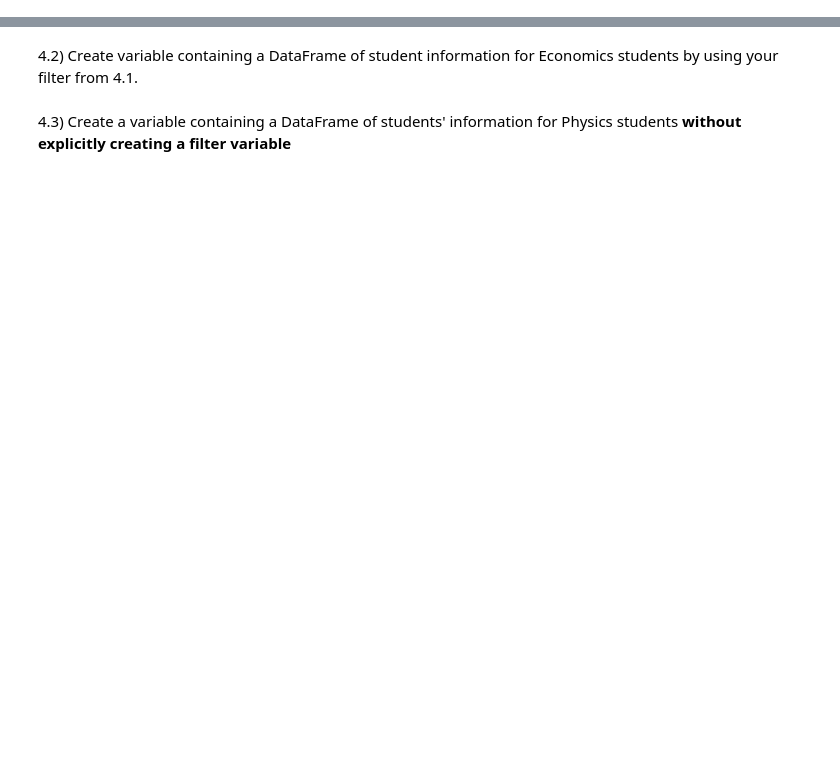
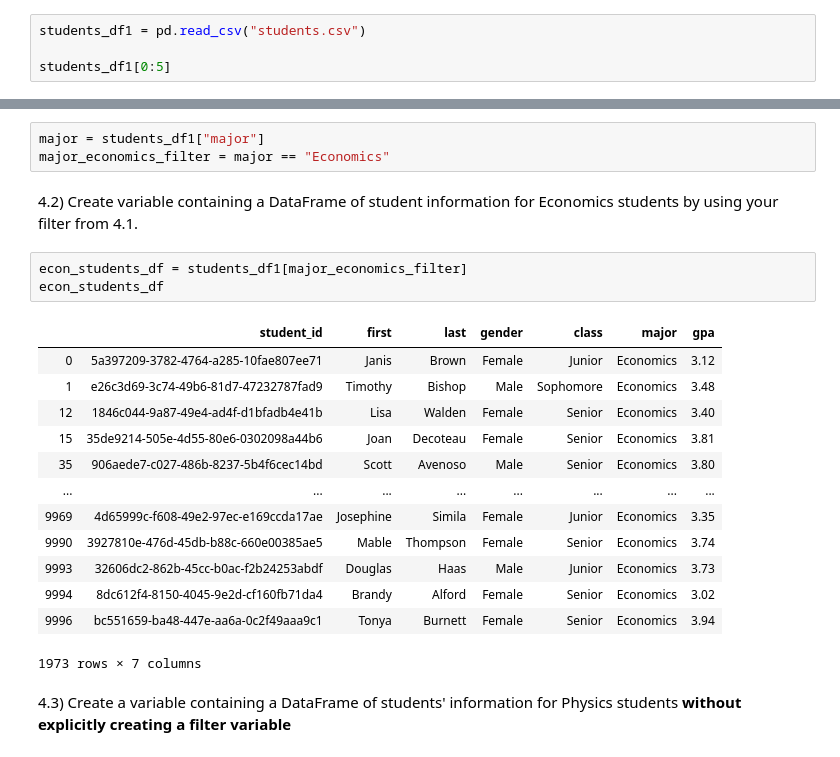
Before and after one commit to jasonshu8/MSDS_631, a Jupyter notebook: Homeworks/Homework 5/MSDS_631_Homework_5.ipynb, the cells around one changed output, grey strips where cells are left out. Saved outputs shown, nothing was run; the diff lists cells and outputs as text; blank space fills up the shorter version.

```diff
--- a/Homeworks/Homework 5/MSDS_631_Homework_5.ipynb
+++ b/Homeworks/Homework 5/MSDS_631_Homework_5.ipynb
@@ -23,0 +29,4 @@ https://pandas.pydata.org/pandas-docs/stable/getting_started/10min.html
+# %%
+students_df1 = pd.read_csv("students.csv")
+
+students_df1[0:5]
@@ -94,7 +284,27 @@ students_df3 = students_df3[column_order]
 For the problems in Part 4, please use **`students_df1`** as the source of your data.
 # %% [markdown]
 4.1) Create a variable that is a filter for all students that are majoring in Economics.
+# %%
+major = students_df1["major"]
+major_economics_filter = major == "Economics"
 # %% [markdown]
 4.2) Create variable containing a DataFrame of student information for Economics students by using your filter from 4.1.
+# %%
+econ_students_df = students_df1[major_economics_filter]
+econ_students_df
+# %% [output]
+|  | student_id | first | last | gender | class | major | gpa |
+| 0 | 5a397209-3782-4764-a285-10fae807ee71 | Janis | Brown | Female | Junior | Economics | 3.12 |
+| 1 | e26c3d69-3c74-49b6-81d7-47232787fad9 | Timothy | Bishop | Male | Sophomore | Economics | 3.48 |
+| 12 | 1846c044-9a87-49e4-ad4f-d1bfadb4e41b | Lisa | Walden | Female | Senior | Economics | 3.40 |
+| 15 | 35de9214-505e-4d55-80e6-0302098a44b6 | Joan | Decoteau | Female | Senior | Economics | 3.81 |
+| 35 | 906aede7-c027-486b-8237-5b4f6cec14bd | Scott | Avenoso | Male | Senior | Economics | 3.80 |
+| ... | ... | ... | ... | ... | ... | ... | ... |
+| 9969 | 4d65999c-f608-49e2-97ec-e169ccda17ae | Josephine | Simila | Female | Junior | Economics | 3.35 |
+| 9990 | 3927810e-476d-45db-b88c-660e00385ae5 | Mable | Thompson | Female | Senior | Economics | 3.74 |
+| 9993 | 32606dc2-862b-45cc-b0ac-f2b24253abdf | Douglas | Haas | Male | Junior | Economics | 3.73 |
+| 9994 | 8dc612f4-8150-4045-9e2d-cf160fb71da4 | Brandy | Alford | Female | Senior | Economics | 3.02 |
+| 9996 | bc551659-ba48-447e-aa6a-0c2f49aaa9c1 | Tonya | Burnett | Female | Senior | Economics | 3.94 |
+1973 rows × 7 columns
 # %% [markdown]
 4.3) Create a variable containing a DataFrame of students' information for Physics students **without explicitly creating a filter variable**
```
Also changed, not shown: parts of 29 cells of this notebook.
